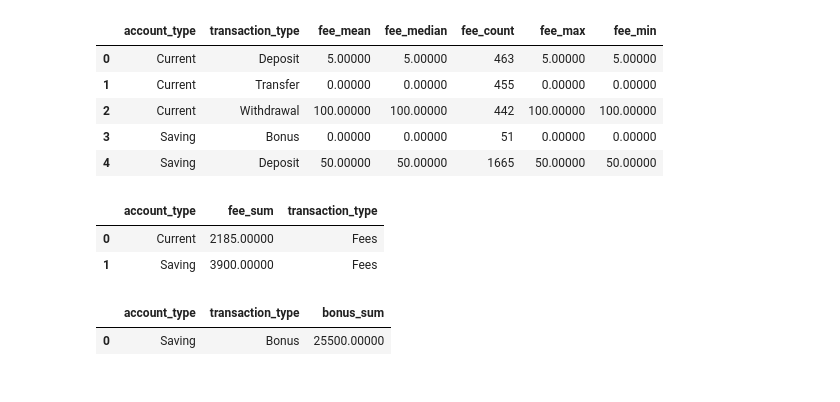
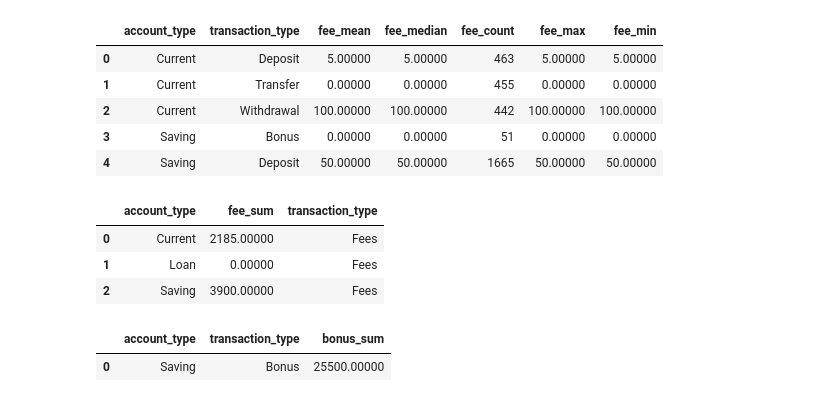
Before and after one commit to arortega-git/world_bank_ETL, a Jupyter notebook: test_pwc/notebook/notebook.ipynb, the cells around one changed output. Drawn from its saved outputs; the diff is of its cells as text; code cells hidden in the pictures.

```diff
--- a/test_pwc/notebook/notebook.ipynb
+++ b/test_pwc/notebook/notebook.ipynb
@@ -693,12 +704,16 @@ transactions_2023 = (
 # And finally I will concatenate both df. The reason I did it like this was for consistency in the analysis.
 # When filtering the transactions dataframe with the date filter, it was removing loan accounts since they don't contain
 # transactions. Additionaly, I'm able to perform better cleaning and preprocessing on the combined dataframe.
+# Removing Balance and Currency columns. We have balance_flat and all in CZK, so they are pointless.
 
 tx_2023 = (
     pd.concat(
         [transactions_2023, loan_acc_2023]
         , ignore_index=True
     )
+    .drop(
+        columns=['Balance', 'Currency']
+    ) # --> Test
 )
 
 display(tx_2023)
@@ -769,40 +788,27 @@ display(
 # %%
 # Calculating total fees
 
 total_fees = (
     tx_2023
     .groupby(
-        ['account_type', 'transaction_type', 'AccountID']
+        'account_type'
         , as_index=False
     )
     .agg(
         fee_sum=('Fee', 'sum')
-    )
-    .groupby(
-        ['account_type', 'transaction_type']
-        , as_index=False
-    )
-    .agg(
-        fee_sum=('fee_sum', 'sum')
-    )
-    .groupby(
-        'account_type'
-        , as_index=False
-    )
-    .agg(
-        fee_sum=('fee_sum', 'sum')
     )
 )
 
 total_fees['transaction_type'] = 'Fees'
 
 display(
     total_fees
 )
 # %% [output]
 |  | account_type | fee_sum | transaction_type |
 | 0 | Current | 2185.00000 | Fees |
-| 1 | Saving | 3900.00000 | Fees |
+| 1 | Loan | 0.00000 | Fees |
+| 2 | Saving | 3900.00000 | Fees |
 # %%
 total_bonus = (
     tx_2023[tx_2023['transaction_type'] == 'Bonus']
```
Also changed, not shown: parts of 20 cells of this notebook.
